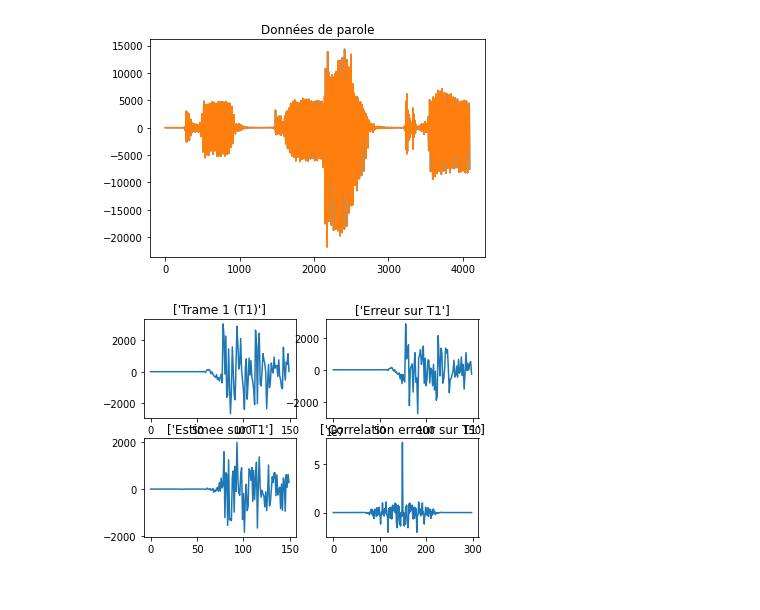
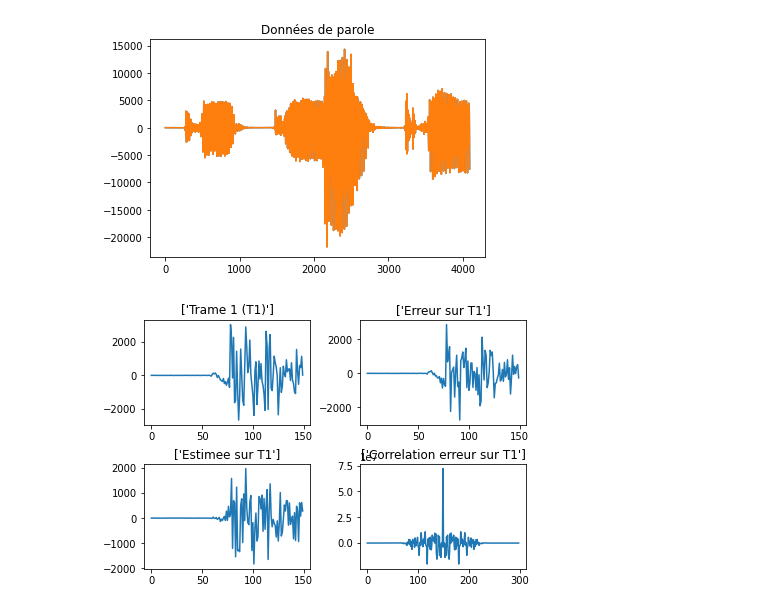
Before and after one commit to clement-massit/DATA731-ModeleAR, a Jupyter notebook: Sources_TP3/2_ParoleEtModeleAR/Partie2.ipynb, the cells around one changed output. Cells and saved outputs as stored; diff of their text form; code cells hidden in the pictures.

```diff
--- a/Sources_TP3/2_ParoleEtModeleAR/Partie2.ipynb
+++ b/Sources_TP3/2_ParoleEtModeleAR/Partie2.ipynb
@@ -54,35 +54,35 @@ y = []
 for i in DataParole[n1-1:n2]:
     y.append(i[0])
 #y= np.transpose(np.array(DataParole[n1:n2]))
 m=150 # longueur de chaque trame d analyse est m
 NbTrames = math.floor((n2-n1+1)/m)
 ordreAR=8   # ordre du modele AR
 
 # Premiere trame
 y1 = y[0:m]
 
 coeffsAR1 = lpc(y1, ordreAR)
 
 yf1 = lfilter(coeffsAR1,1,y1)
 
 residuel = y1-yf1
 residuel = np.transpose(np.array(residuel))  # erreur residuelle d estimation
 
-
+plt.figure(constrained_layout=True)
 ax1 = plt.subplot(221)
 ax1 = plt.plot(y1)
 ax1 = plt.title(['Trame 1 (T1)'])
 ax2 = plt.subplot(222)
 ax2 = plt.plot(yf1)
 ax2 = plt.title(['Erreur sur T1'])
 ax3 = plt.subplot(223)
 ax3 = plt.plot(y1-yf1)
 ax3 = plt.title(['Estimee sur T1'])
 ax4 = plt.subplot(224)
 ax4 = plt.plot(np.correlate(yf1, yf1,'full'))
 ax4 = plt.title(['Correlation erreur sur T1'])
 # %% [output]
-[figure, old version]
+[figure, new version]
 # %%
 Synth2 = np.transpose(np.array(lfilter(coeffsAR1,1,np.random.normal(size=len(y1)))))
 Synth3 = np.transpose(np.array(lfilter(coeffsAR1,1,yf1)))
```
Also changed, not shown: parts of 2 cells of this notebook, 1 other file.
